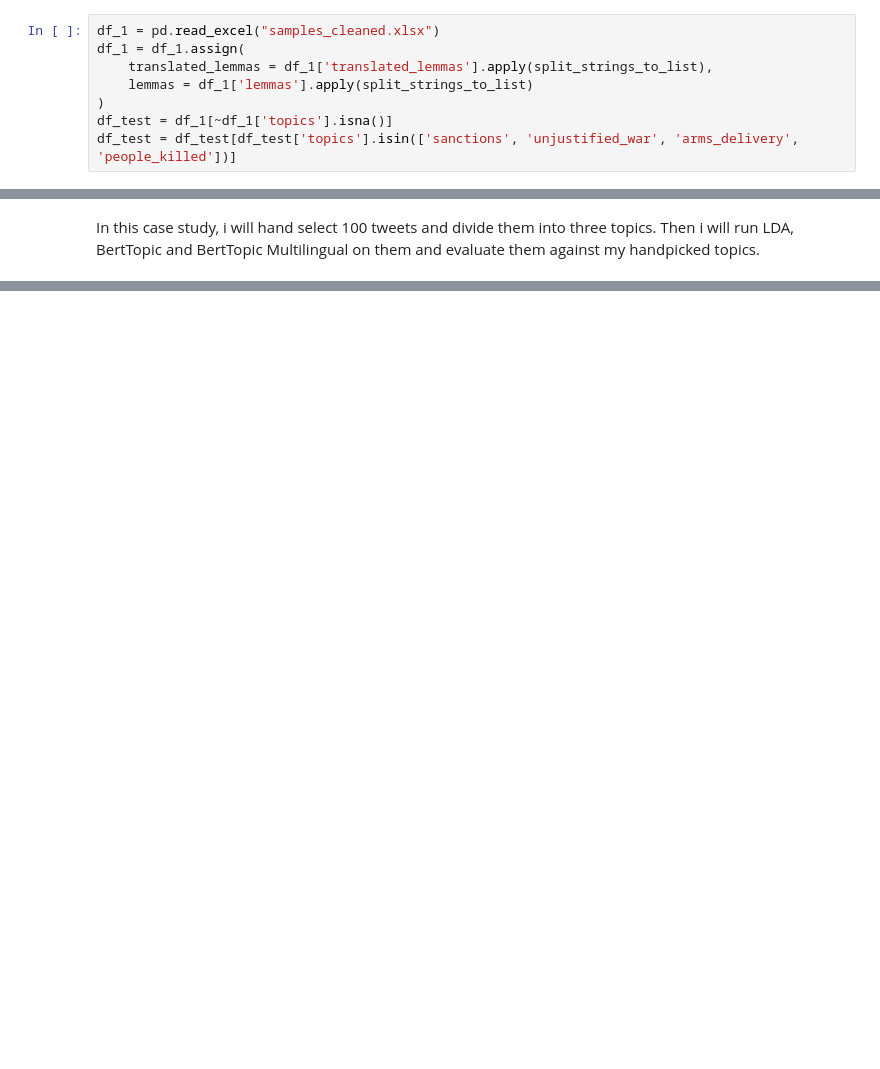
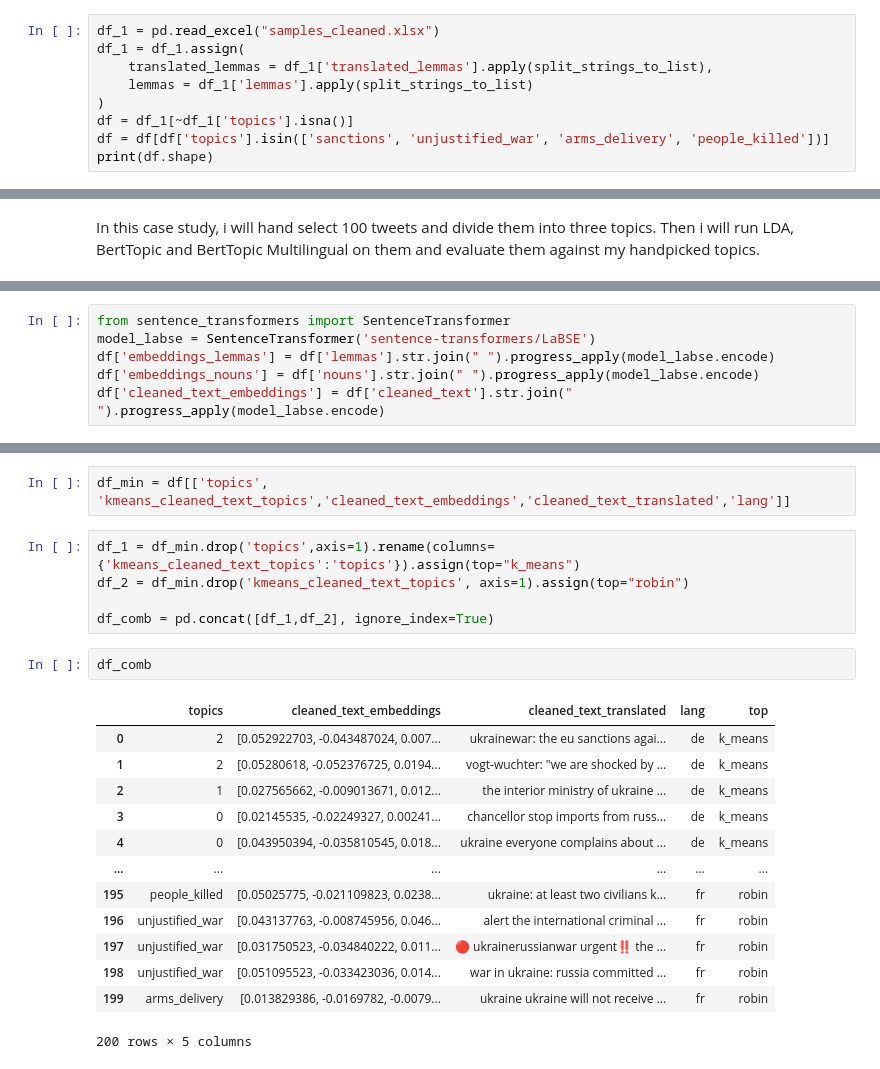
Before and after one commit to Freshpinguin/TopicAnalysisRUWTweets, a Jupyter notebook: 09CaseStudy.ipynb, the cells around one changed output, grey strips where cells are left out. Cells and saved outputs as stored; diff of their text form; blank space fills up the shorter version.

```diff
--- a/09CaseStudy.ipynb
+++ b/09CaseStudy.ipynb
@@ -26,5 +26,6 @@ df_1 = df_1.assign(
     translated_lemmas = df_1['translated_lemmas'].apply(split_strings_to_list),
     lemmas = df_1['lemmas'].apply(split_strings_to_list)
 )
-df_test = df_1[~df_1['topics'].isna()]
-df_test = df_test[df_test['topics'].isin(['sanctions', 'unjustified_war', 'arms_delivery', 'people_killed'])]
+df = df_1[~df_1['topics'].isna()]
+df = df[df['topics'].isin(['sanctions', 'unjustified_war', 'arms_delivery', 'people_killed'])]
+print(df.shape)
@@ -46,3 +44,9 @@ model_labse = SentenceTransformer('sentence-transformers/LaBSE')
+# %%
+from sentence_transformers import SentenceTransformer
+model_labse = SentenceTransformer('sentence-transformers/LaBSE')
+df['embeddings_lemmas'] = df['lemmas'].str.join(" ").progress_apply(model_labse.encode)
+df['embeddings_nouns'] = df['nouns'].str.join(" ").progress_apply(model_labse.encode)
+df['cleaned_text_embeddings'] = df['cleaned_text'].str.join(" ").progress_apply(model_labse.encode)
 # %%
 from src.TextEmbeddings08.text_embeddings import visualise_with_dimensional_reduction
 from sklearn.decomposition import PCA
@@ -172,0 +94,23 @@ To disable this warning, you can either:
+# %%
+df_min = df[['topics', 'kmeans_cleaned_text_topics','cleaned_text_embeddings','cleaned_text_translated','lang']]
+# %%
+df_1 = df_min.drop('topics',axis=1).rename(columns={'kmeans_cleaned_text_topics':'topics'}).assign(top="k_means")
+df_2 = df_min.drop('kmeans_cleaned_text_topics', axis=1).assign(top="robin")
+
+df_comb = pd.concat([df_1,df_2], ignore_index=True)
+# %%
+df_comb
+# %% [output]
+|  | topics | cleaned_text_embeddings | cleaned_text_translated | lang | top |
+| 0 | 2 | [0.052922703, -0.043487024, 0.007... | ukrainewar: the eu sanctions agai... | de | k_means |
+| 1 | 2 | [0.05280618, -0.052376725, 0.0194... | vogt-wuchter: "we are shocked by ... | de | k_means |
+| 2 | 1 | [0.027565662, -0.009013671, 0.012... | the interior ministry of ukraine ... | de | k_means |
+| 3 | 0 | [0.02145535, -0.02249327, 0.00241... | chancellor stop imports from russ... | de | k_means |
+| 4 | 0 | [0.043950394, -0.035810545, 0.018... | ukraine everyone complains about ... | de | k_means |
+| ... | ... | ... | ... | ... | ... |
+| 195 | people_killed | [0.05025775, -0.021109823, 0.0238... | ukraine: at least two civilians k... | fr | robin |
+| 196 | unjustified_war | [0.043137763, -0.008745956, 0.046... | alert the international criminal ... | fr | robin |
+| 197 | unjustified_war | [0.031750523, -0.034840222, 0.011... | 🔴 ukrainerussianwar urgent‼️ the ... | fr | robin |
+| 198 | unjustified_war | [0.051095523, -0.033423036, 0.014... | war in ukraine: russia committed ... | fr | robin |
+| 199 | arms_delivery | [0.013829386, -0.0169782, -0.0079... | ukraine ukraine will not receive ... | fr | robin |
+200 rows × 5 columns
```
Also changed, not shown: parts of 23 cells of this notebook, 13 other files.
